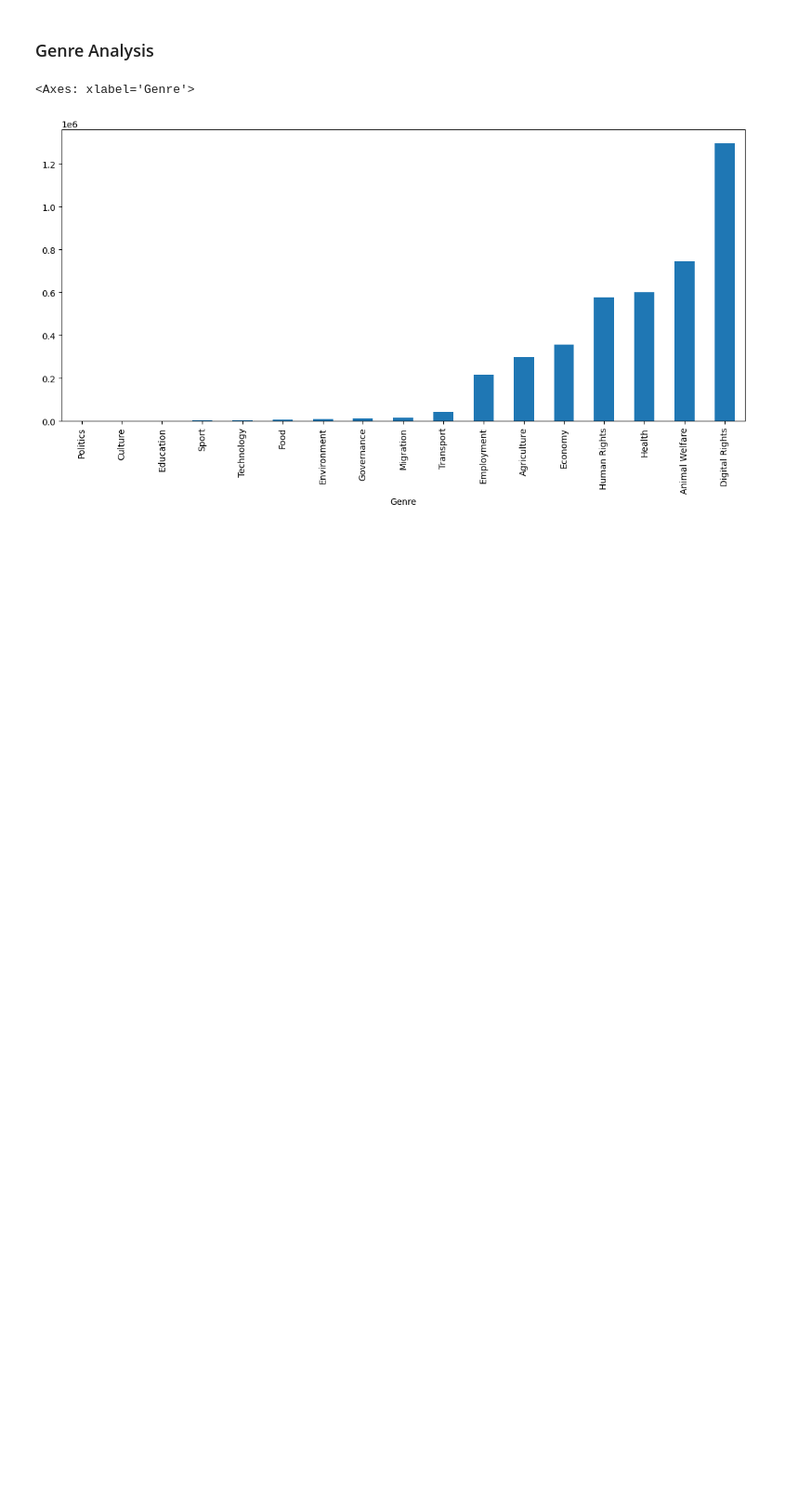
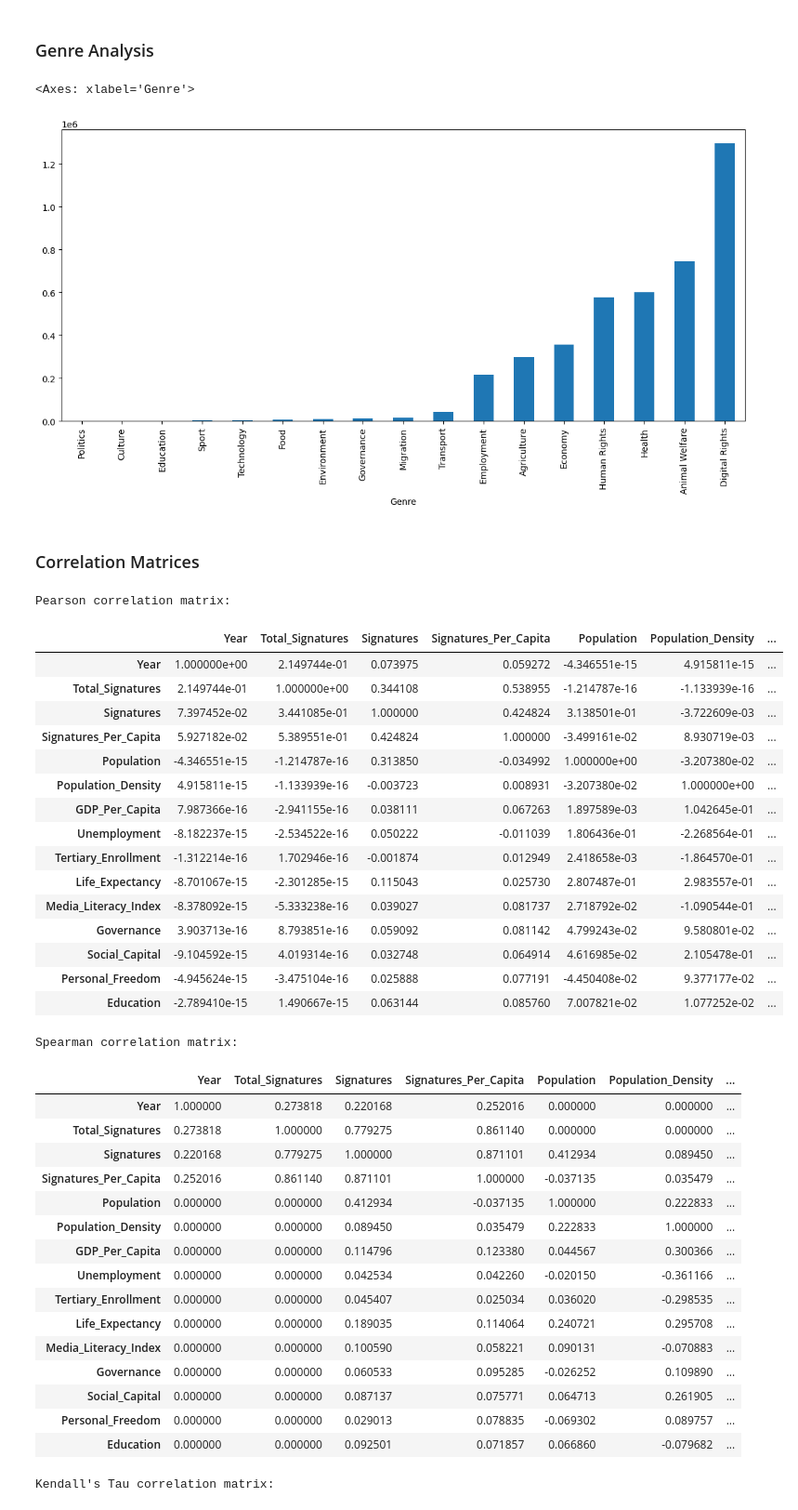
Before and after one commit to Matthew-Riddell/MSc-Dissertation, a Jupyter notebook: notebooks/06-extra-data-exploration.ipynb, the cells around one changed output. Shown at 93% size. Cells and saved outputs as stored; diff of their text form; code cells hidden in the pictures; blank space fills up the shorter version.

```diff
--- a/notebooks/06-extra-data-exploration.ipynb
+++ b/notebooks/06-extra-data-exploration.ipynb
@@ -232,3 +232,53 @@ genreplot.plot.bar(figsize=(14,6))
 # %% [output]
 <Axes: xlabel='Genre'>
 [figure]
+# %% [markdown]
+### Correlation Matrices
+# %%
+print("\nPearson correlation matrix:")
+pearson_corr = numeric.corr(method='pearson', numeric_only=True)
+display(pearson_corr)
+
+print("\nSpearman correlation matrix:")
+spearman_corr = numeric.corr(method='spearman', numeric_only=True)
+display(spearman_corr)
+
+print("\nKendall's Tau correlation matrix:")
+kendall_corr = numeric.corr(method='kendall', numeric_only=True)
+display(kendall_corr)
+# %% [output]
+Pearson correlation matrix:
+|  | Year | Total_Signatures | Signatures | Signatures_Per_Capita | Population | Population_Density | ... |
+| Year | 1.000000e+00 | 2.149744e-01 | 0.073975 | 0.059272 | -4.346551e-15 | 4.915811e-15 | ... |
+| Total_Signatures | 2.149744e-01 | 1.000000e+00 | 0.344108 | 0.538955 | -1.214787e-16 | -1.133939e-16 | ... |
+| Signatures | 7.397452e-02 | 3.441085e-01 | 1.000000 | 0.424824 | 3.138501e-01 | -3.722609e-03 | ... |
+| Signatures_Per_Capita | 5.927182e-02 | 5.389551e-01 | 0.424824 | 1.000000 | -3.499161e-02 | 8.930719e-03 | ... |
+| Population | -4.346551e-15 | -1.214787e-16 | 0.313850 | -0.034992 | 1.000000e+00 | -3.207380e-02 | ... |
+| Population_Density | 4.915811e-15 | -1.133939e-16 | -0.003723 | 0.008931 | -3.207380e-02 | 1.000000e+00 | ... |
+| GDP_Per_Capita | 7.987366e-16 | -2.941155e-16 | 0.038111 | 0.067263 | 1.897589e-03 | 1.042645e-01 | ... |
+| Unemployment | -8.182237e-15 | -2.534522e-16 | 0.050222 | -0.011039 | 1.806436e-01 | -2.268564e-01 | ... |
+| Tertiary_Enrollment | -1.312214e-16 | 1.702946e-16 | -0.001874 | 0.012949 | 2.418658e-03 | -1.864570e-01 | ... |
+| Life_Expectancy | -8.701067e-15 | -2.301285e-15 | 0.115043 | 0.025730 | 2.807487e-01 | 2.983557e-01 | ... |
+| Media_Literacy_Index | -8.378092e-15 | -5.333238e-16 | 0.039027 | 0.081737 | 2.718792e-02 | -1.090544e-01 | ... |
+| Governance | 3.903713e-16 | 8.793851e-16 | 0.059092 | 0.081142 | 4.799243e-02 | 9.580801e-02 | ... |
+| Social_Capital | -9.104592e-15 | 4.019314e-16 | 0.032748 | 0.064914 | 4.616985e-02 | 2.105478e-01 | ... |
+| Personal_Freedom | -4.945624e-15 | -3.475104e-16 | 0.025888 | 0.077191 | -4.450408e-02 | 9.377177e-02 | ... |
+| Education | -2.789410e-15 | 1.490667e-15 | 0.063144 | 0.085760 | 7.007821e-02 | 1.077252e-02 | ... |
+Spearman correlation matrix:
+|  | Year | Total_Signatures | Signatures | Signatures_Per_Capita | Population | Population_Density | ... |
+| Year | 1.000000 | 0.273818 | 0.220168 | 0.252016 | 0.000000 | 0.000000 | ... |
+| Total_Signatures | 0.273818 | 1.000000 | 0.779275 | 0.861140 | 0.000000 | 0.000000 | ... |
+| Signatures | 0.220168 | 0.779275 | 1.000000 | 0.871101 | 0.412934 | 0.089450 | ... |
+| Signatures_Per_Capita | 0.252016 | 0.861140 | 0.871101 | 1.000000 | -0.037135 | 0.035479 | ... |
+| Population | 0.000000 | 0.000000 | 0.412934 | -0.037135 | 1.000000 | 0.222833 | ... |
+| Population_Density | 0.000000 | 0.000000 | 0.089450 | 0.035479 | 0.222833 | 1.000000 | ... |
+| GDP_Per_Capita | 0.000000 | 0.000000 | 0.114796 | 0.123380 | 0.044567 | 0.300366 | ... |
+| Unemployment | 0.000000 | 0.000000 | 0.042534 | 0.042260 | -0.020150 | -0.361166 | ... |
+| Tertiary_Enrollment | 0.000000 | 0.000000 | 0.045407 | 0.025034 | 0.036020 | -0.298535 | ... |
+| Life_Expectancy | 0.000000 | 0.000000 | 0.189035 | 0.114064 | 0.240721 | 0.295708 | ... |
+| Media_Literacy_Index | 0.000000 | 0.000000 | 0.100590 | 0.058221 | 0.090131 | -0.070883 | ... |
+| Governance | 0.000000 | 0.000000 | 0.060533 | 0.095285 | -0.026252 | 0.109890 | ... |
+| Social_Capital | 0.000000 | 0.000000 | 0.087137 | 0.075771 | 0.064713 | 0.261905 | ... |
+| Personal_Freedom | 0.000000 | 0.000000 | 0.029013 | 0.078835 | -0.069302 | 0.089757 | ... |
+| Education | 0.000000 | 0.000000 | 0.092501 | 0.071857 | 0.066860 | -0.079682 | ... |
+Kendall's Tau correlation matrix:
```
Also changed, not shown: parts of 2 cells of this notebook.
